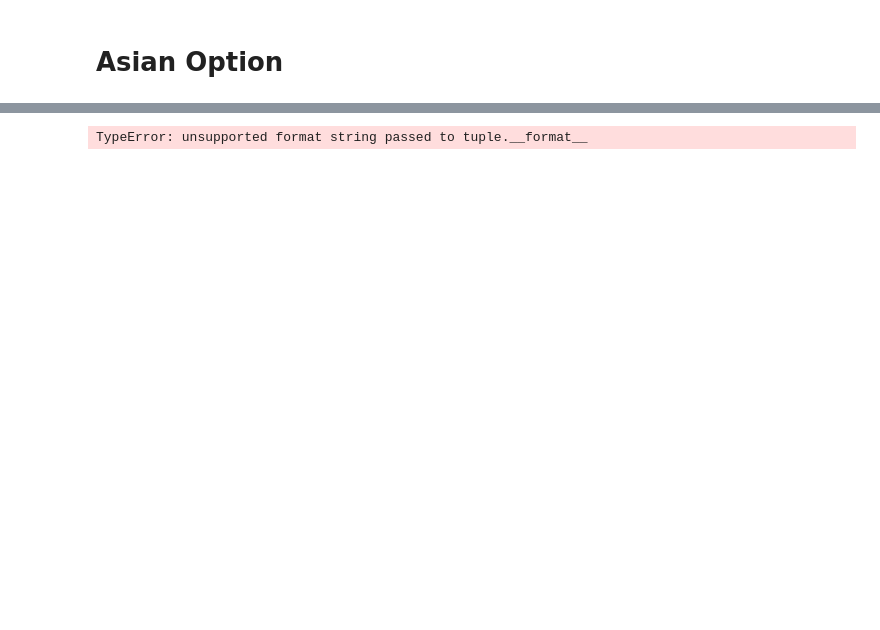
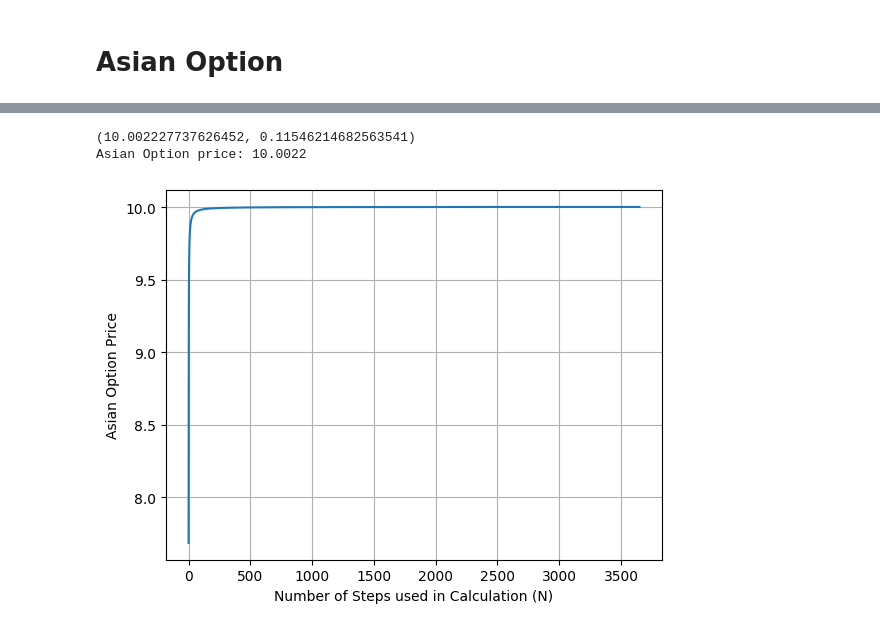
Before and after one commit to pmchrist/Comp-Finance-Assignments, a Jupyter notebook: Assignment_2/Assignment_2.ipynb, the cells around one changed output, grey strips where cells are left out. Cells and saved outputs as stored; diff of their text form; code cells hidden in the pictures; blank space fills up the shorter version.

```diff
--- a/Assignment_2/Assignment_2.ipynb
+++ b/Assignment_2/Assignment_2.ipynb
@@ -604,17 +549,19 @@ plt.show()
 # %%
-
 asian_option_price = asian_call_option_price(S0, N,sigma, K, r,T)
-print(f"Asian Option price: {asian_option_price:.4f}")
+print(asian_option_price)
+print(f"Asian Option price: {asian_option_price[0]:.4f}")
 all_n_vals = []
 option_prices = []
 for i in range(N):
-    option_prices.append(asian_call_option_price(S0, i,sigma, K, r,T))
+    option_prices.append(asian_call_option_price(S0, i,sigma, K, r,T)[0])
     all_n_vals.append(i)
 
 plt.plot(all_n_vals,option_prices)
 plt.grid()
 plt.xlabel("Number of Steps used in Calculation (N)")
 plt.ylabel("Asian Option Price")
 plt.show()
 # %% [output]
-TypeError: unsupported format string passed to tuple.__format__
+(10.002227737626452, 0.11546214682563541)
+Asian Option price: 10.0022
+[figure, added]
```
Also changed, not shown: parts of 18 cells of this notebook.
